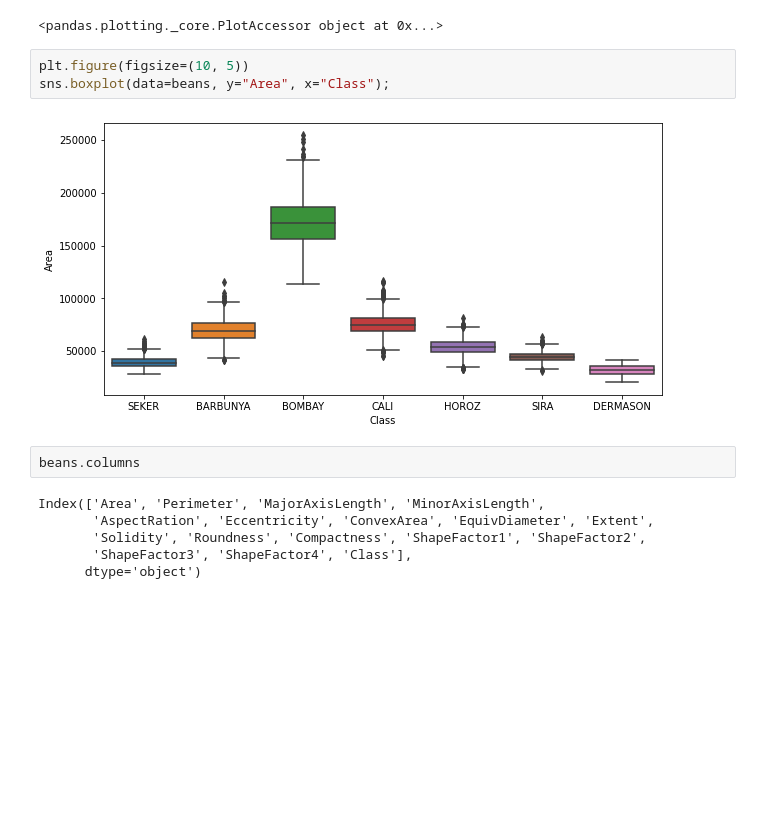
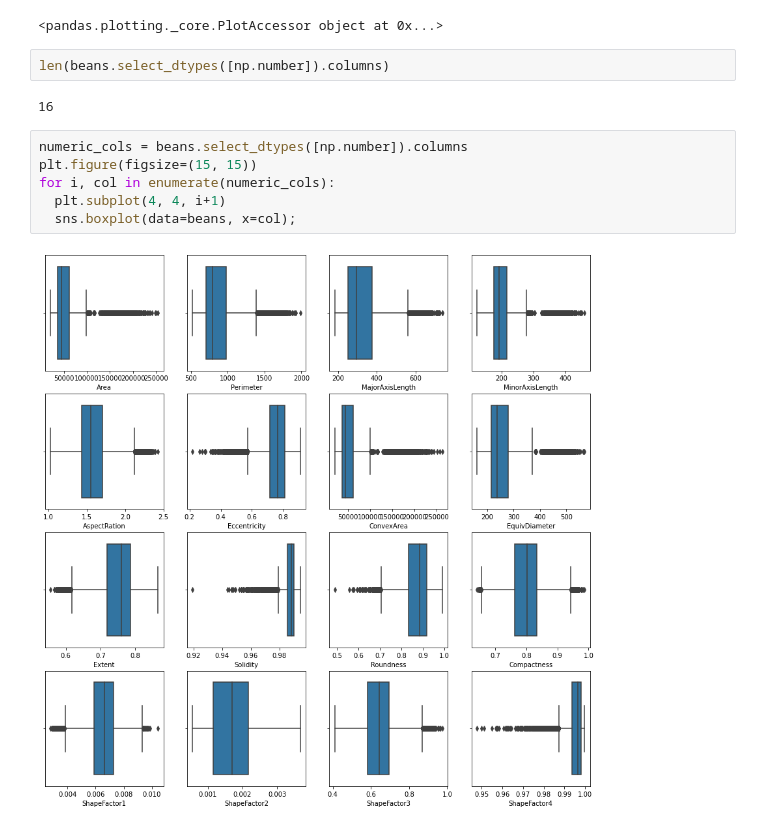
Before and after one commit to mervedin/coursera_projects, a Jupyter notebook: Dry_Beans_Set.ipynb, the cells around one changed output. Saved outputs shown, nothing was run; the diff lists cells and outputs as text; blank space fills up the shorter version.

Commit message:
added some new graphs

```diff
--- a/Dry_Beans_Set.ipynb
+++ b/Dry_Beans_Set.ipynb
@@ -205,16 +205,15 @@ plt.plot(beans['Area'])
 beans.groupby('Class').count()['Area'].plot
 # %% [output]
 <pandas.plotting._core.PlotAccessor object at 0x...>
-# %%
-plt.figure(figsize=(10, 5))
-sns.boxplot(data=beans, y="Area", x="Class");
-# %% [output]
-[figure, removed]
-# %%
-beans.columns
-# %% [output]
-Index(['Area', 'Perimeter', 'MajorAxisLength', 'MinorAxisLength',
-       'AspectRation', 'Eccentricity', 'ConvexArea', 'EquivDiameter', 'Extent',
-       'Solidity', 'Roundness', 'Compactness', 'ShapeFactor1', 'ShapeFactor2',
-       'ShapeFactor3', 'ShapeFactor4', 'Class'],
-      dtype='object')
+# %%
+len(beans.select_dtypes([np.number]).columns)
+# %% [output]
+16
+# %%
+numeric_cols = beans.select_dtypes([np.number]).columns
+plt.figure(figsize=(15, 15))
+for i, col in enumerate(numeric_cols):
+  plt.subplot(4, 4, i+1)
+  sns.boxplot(data=beans, x=col);
+# %% [output]
+[figure, added]
```
Also changed, not shown: parts of 1 cell of this notebook.
